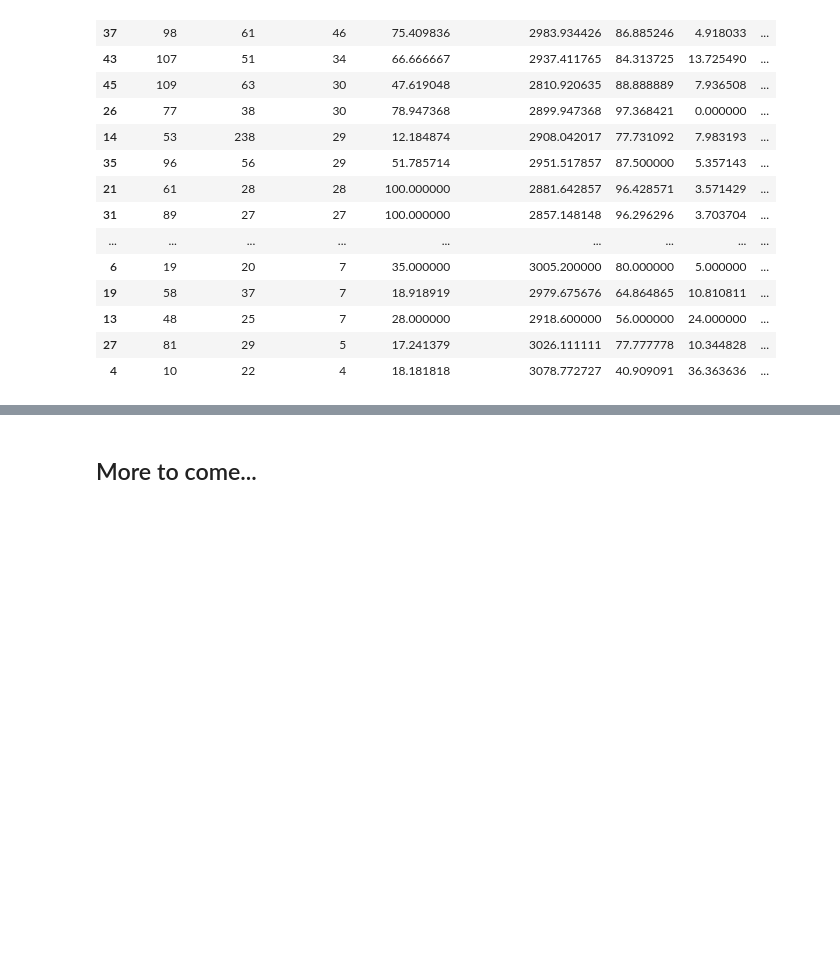
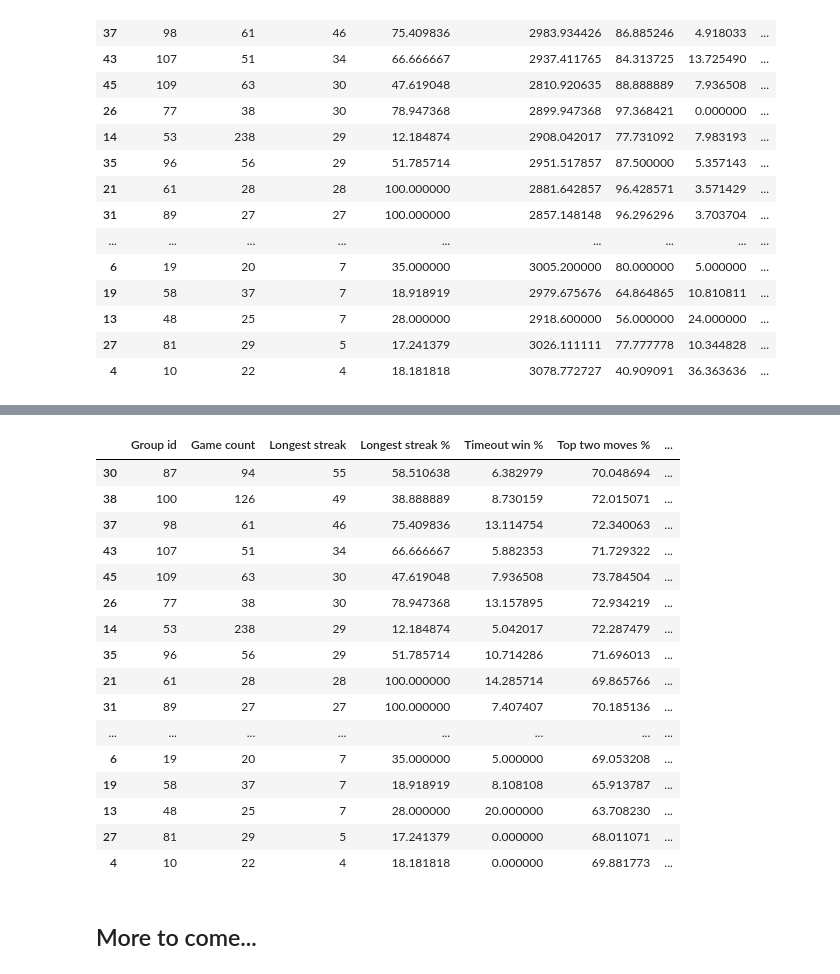
Before and after one commit to vzornic/hikaru-interesting-analysis, a Jupyter notebook: analysis.ipynb, the cells around one changed output, grey strips where cells are left out. Cells and saved outputs as stored; diff of their text form; code cells hidden in the pictures; blank space fills up the shorter version.

```diff
--- a/analysis.ipynb
+++ b/analysis.ipynb
@@ -1487,3 +1523,51 @@ While this may seem interesting and worth checking, it is important to say that
+# %%
+
+data = []
+for group_id, group_df in game_groups.items():
+    longest_streak = len(find_longest_streak(group_df))
+    game_count = len(group_df)
+    lsp = longest_streak/game_count * 100
+
+
+    data.append({
+        'Group id': group_id,
+        'Game count': game_count,
+        'Longest streak': longest_streak,
+        'Longest streak %': lsp,
+        'Timeout win %' : group_df['timeout_win'].mean(),
+        'Top two moves %': group_df['hikaru_stats.top_2_move_perc'].mean(),
+        'Top two moves avg time': group_df['hikaru_stats.top_2_move_avg'].mean(),
+        'Only moves %': group_df['hikaru_stats.only_move_relative_perc'].mean(),
+        'Only moves avg time': group_df['hikaru_stats.only_move_avg'].mean(),
+        'Opponent bad moves %': group_df['opponent_stats.bad_moves_perc_sum'].mean(),
+        'Win when L>1': group_df['win1'].mean(),
+        'Win when L>2': group_df['win2'].mean(),
+        'Win when L>3': group_df['win3'].mean(),
+        'Win when L>4': group_df['win4'].mean(),
+        'Win when L>5': group_df['win5'].mean(),
+
+    })
+
+basic_stats_df = pd.DataFrame(data, columns=['Group id', 'Game count', 'Longest streak', 'Longest streak %', 'Timeout win %', 'Top two moves %' ,'Top two moves avg time', 'Only moves %', 'Only moves avg time', 'Opponent bad moves %', 'Win when L>1', 'Win when L>2', 'Win when L>3', 'Win when L>4', 'Win when L>5'])
+basic_stats_df.sort_values(by='Longest streak', ascending=False)
+# %% [output]
+|  | Group id | Game count | Longest streak | Longest streak % | Timeout win % | Top two moves % | ... |
+| 30 | 87 | 94 | 55 | 58.510638 | 6.382979 | 70.048694 | ... |
+| 38 | 100 | 126 | 49 | 38.888889 | 8.730159 | 72.015071 | ... |
+| 37 | 98 | 61 | 46 | 75.409836 | 13.114754 | 72.340063 | ... |
+| 43 | 107 | 51 | 34 | 66.666667 | 5.882353 | 71.729322 | ... |
+| 45 | 109 | 63 | 30 | 47.619048 | 7.936508 | 73.784504 | ... |
+| 26 | 77 | 38 | 30 | 78.947368 | 13.157895 | 72.934219 | ... |
+| 14 | 53 | 238 | 29 | 12.184874 | 5.042017 | 72.287479 | ... |
+| 35 | 96 | 56 | 29 | 51.785714 | 10.714286 | 71.696013 | ... |
+| 21 | 61 | 28 | 28 | 100.000000 | 14.285714 | 69.865766 | ... |
+| 31 | 89 | 27 | 27 | 100.000000 | 7.407407 | 70.185136 | ... |
+| ... | ... | ... | ... | ... | ... | ... | ... |
+| 6 | 19 | 20 | 7 | 35.000000 | 5.000000 | 69.053208 | ... |
+| 19 | 58 | 37 | 7 | 18.918919 | 8.108108 | 65.913787 | ... |
+| 13 | 48 | 25 | 7 | 28.000000 | 20.000000 | 63.708230 | ... |
+| 27 | 81 | 29 | 5 | 17.241379 | 0.000000 | 68.011071 | ... |
+| 4 | 10 | 22 | 4 | 18.181818 | 0.000000 | 69.881773 | ... |
 # %% [markdown]
 ## More to come...
 # %% [markdown]
```
Also changed, not shown: parts of 6 cells of this notebook.
